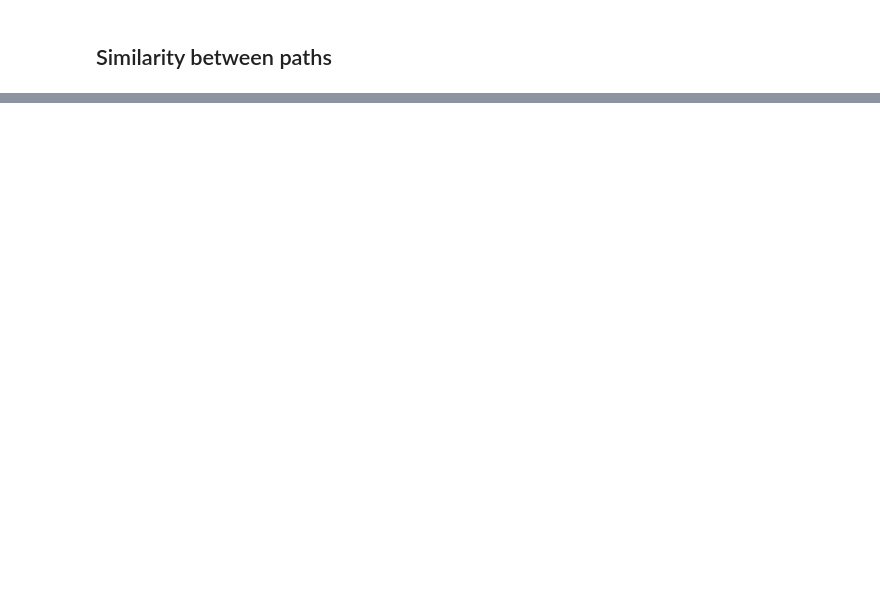
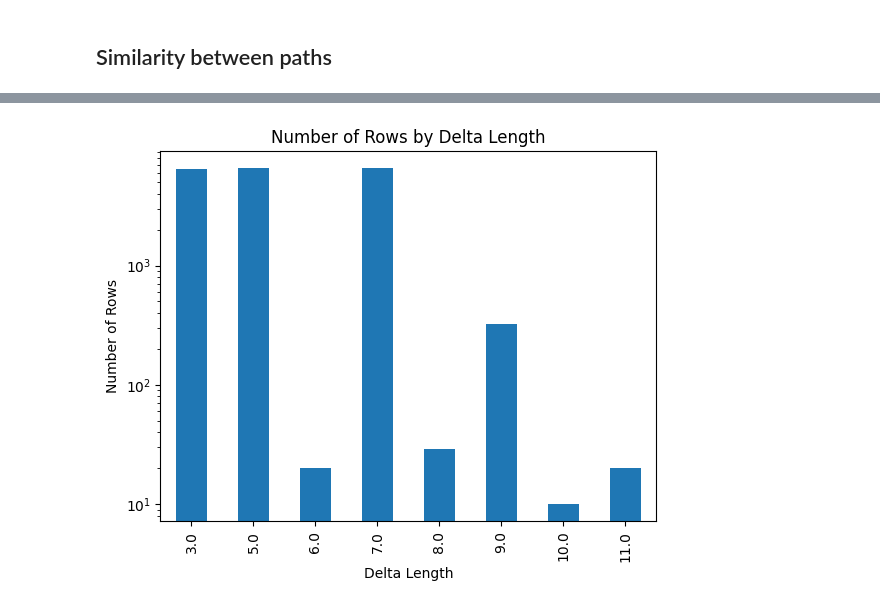
Before and after one commit to jonathancyu/prov-dp, a Jupyter notebook: graph_embedding.ipynb, the cells around one changed output, grey strips where cells are left out. Saved outputs shown, nothing was run; the diff lists cells and outputs as text; code cells hidden in the pictures; blank space fills up the shorter version.

```diff
--- a/graph_embedding.ipynb
+++ b/graph_embedding.ipynb
@@ -270,0 +248,20 @@ for edge in
+# %%
+
+def get_subpaths(nx_graph):
+    roots = [node for node, in_deg in nx_graph.in_degree() if in_deg == 0]
+    assert len(roots) == 1
+
+    root = roots[0]
+    paths = nx.single_source_shortest_path(nx_graph, root)
+    path_graphs = []
+    for target in paths:
+        if target != root:
+            path = paths[target]
+            path_graph = nx.DiGraph(nx_graph.subgraph(path))
+            mapping = {old_label: new_label for new_label, old_label in enumerate(path_graph.nodes())}
+
+            path_graphs.append(nx.relabel_nodes(path_graph, mapping))
+
+    return path_graphs
+
+path_graphs = get_subpaths(to_nx(candidates[0]))
@@ -270,0 +339,10 @@ for edge in
+# %%
+delta_length_counts = df['length_i'].value_counts().sort_index()
+delta_length_counts.plot(kind='bar')
+plt.xlabel('Delta Length')
+plt.ylabel('Number of Rows')
+plt.title('Number of Rows by Delta Length')
+plt.yscale('log')
+plt.show()
+# %% [output]
+[figure, added]
```
Also changed, not shown: parts of 32 cells of this notebook.
